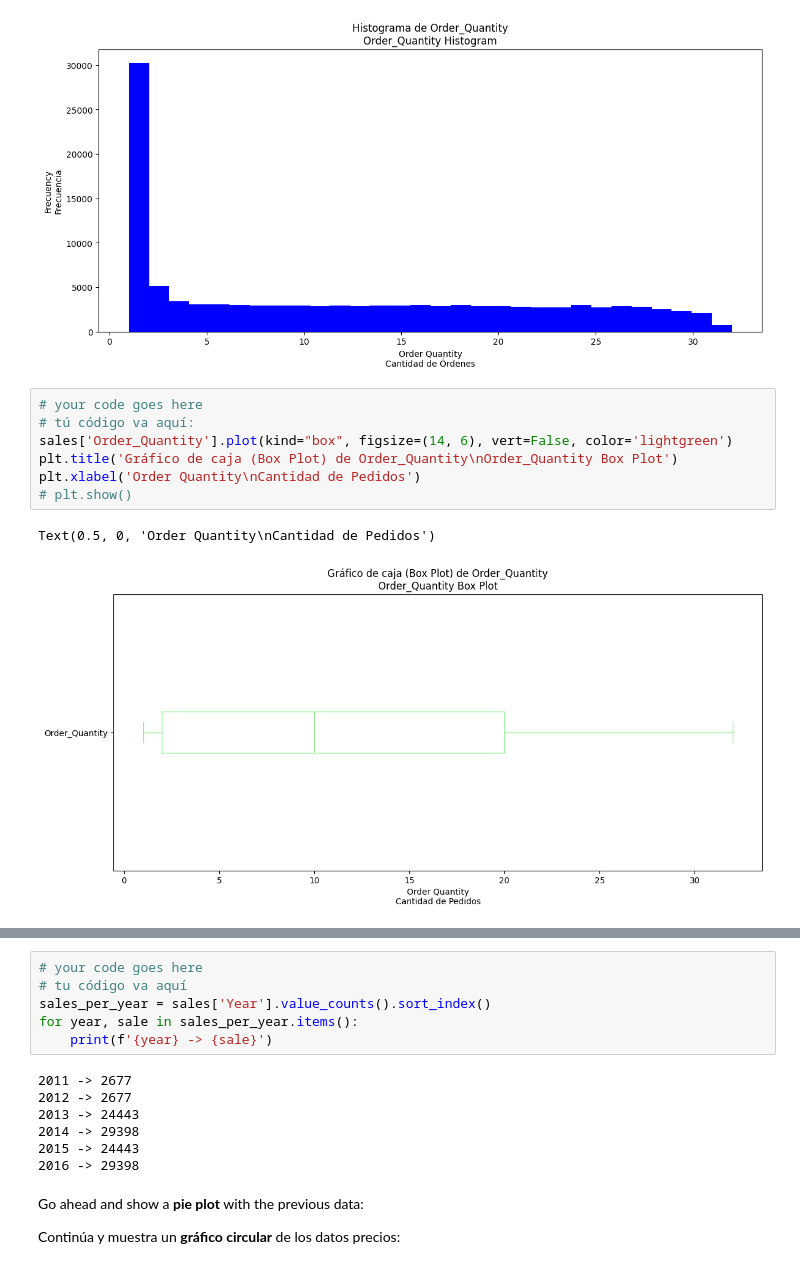
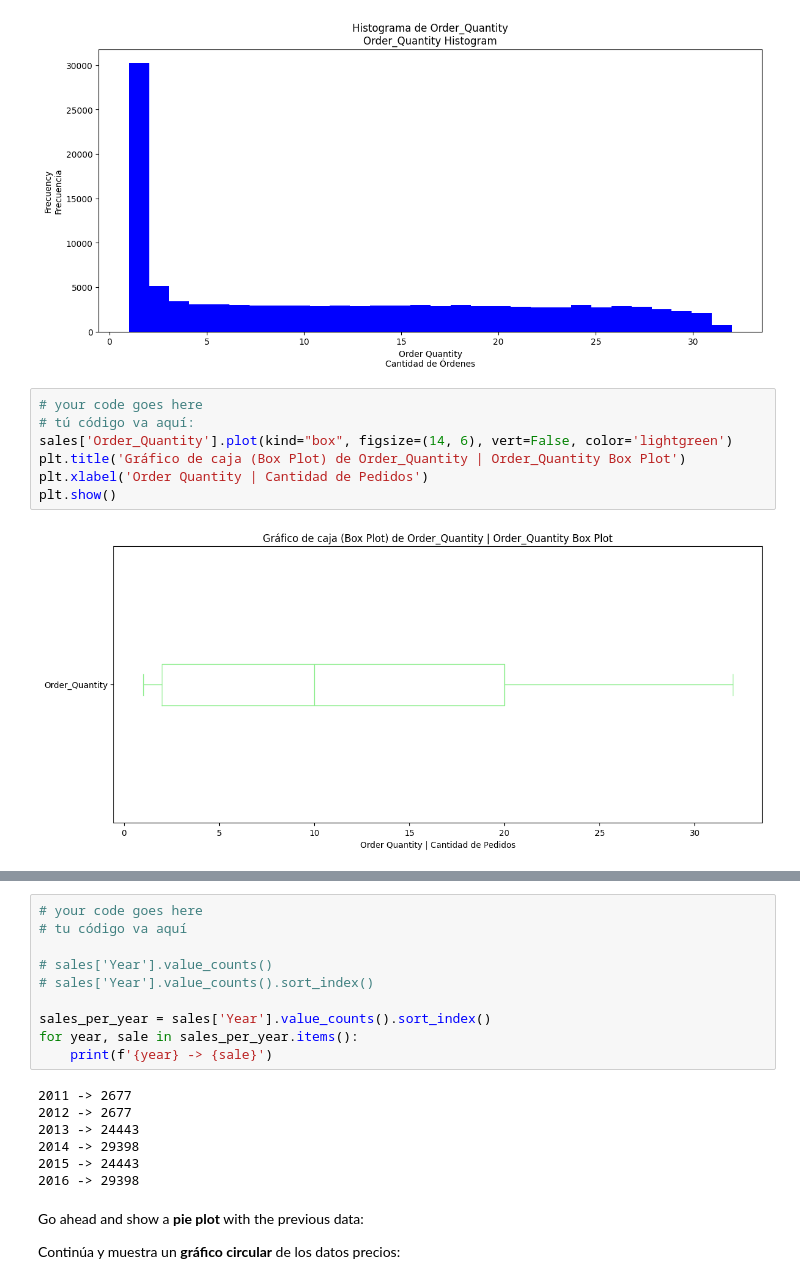
Before and after one commit to TonyGael/FCC_Pandas_Real_Life_Example, a Jupyter notebook: Exercises_1.ipynb, the cells around one changed output, grey strips where cells are left out. Drawn from its saved outputs; the diff is of its cells as text.

```diff
--- a/Exercises_1.ipynb
+++ b/Exercises_1.ipynb
@@ -103,13 +125,12 @@ plt.show()
 # %%
 # your code goes here
 # tú código va aquí:
 sales['Order_Quantity'].plot(kind="box", figsize=(14, 6), vert=False, color='lightgreen')
-plt.title('Gráfico de caja (Box Plot) de Order_Quantity\nOrder_Quantity Box Plot')
-plt.xlabel('Order Quantity\nCantidad de Pedidos')
-# plt.show()
+plt.title('Gráfico de caja (Box Plot) de Order_Quantity | Order_Quantity Box Plot')
+plt.xlabel('Order Quantity | Cantidad de Pedidos')
+plt.show()
 # %% [output]
-Text(0.5, 0, 'Order Quantity\nCantidad de Pedidos')
-[figure, old version]
+[figure, new version]
 # %% [markdown]
 ![green-divider](https://user-images.githubusercontent.com/7065401/52071924-c003ad80-2562-11e9-8297-1c6595f8a7ff.png)
 
@@ -121,6 +142,10 @@ Text(0.5, 0, 'Order Quantity\nCantidad de Pedidos')
 # %%
 # your code goes here
 # tu código va aquí
+
+# sales['Year'].value_counts()
+# sales['Year'].value_counts().sort_index()
+
 sales_per_year = sales['Year'].value_counts().sort_index()
 for year, sale in sales_per_year.items():
     print(f'{year} -> {sale}')
```
Also changed, not shown: parts of 6 cells of this notebook, 1 other file.
